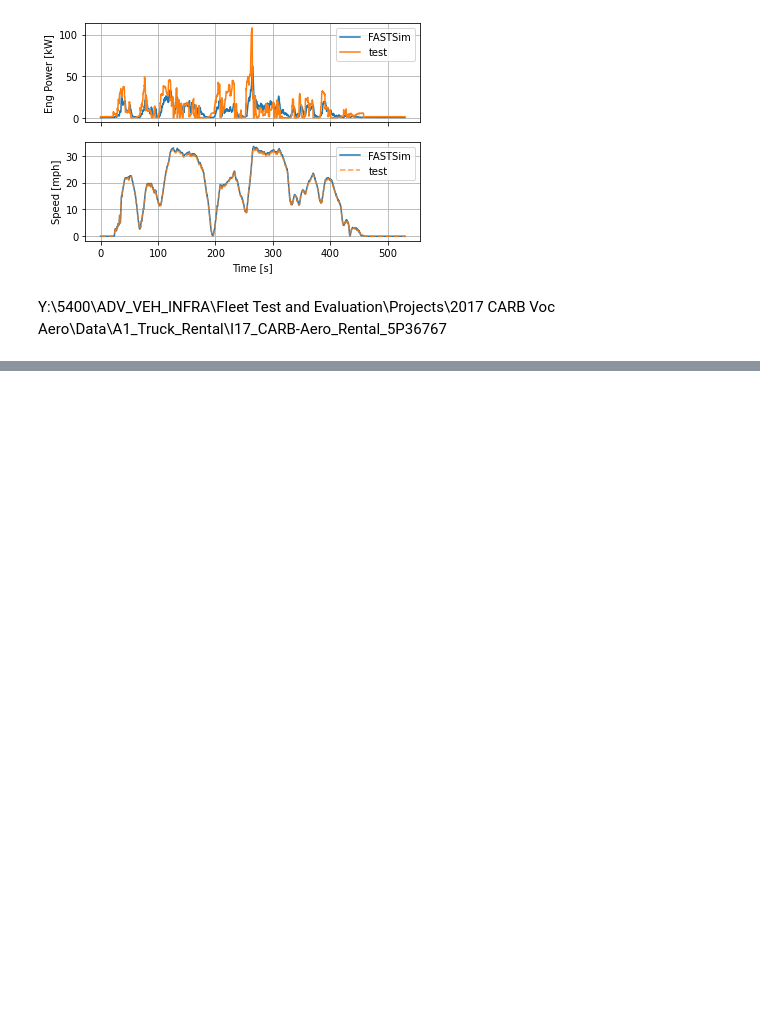
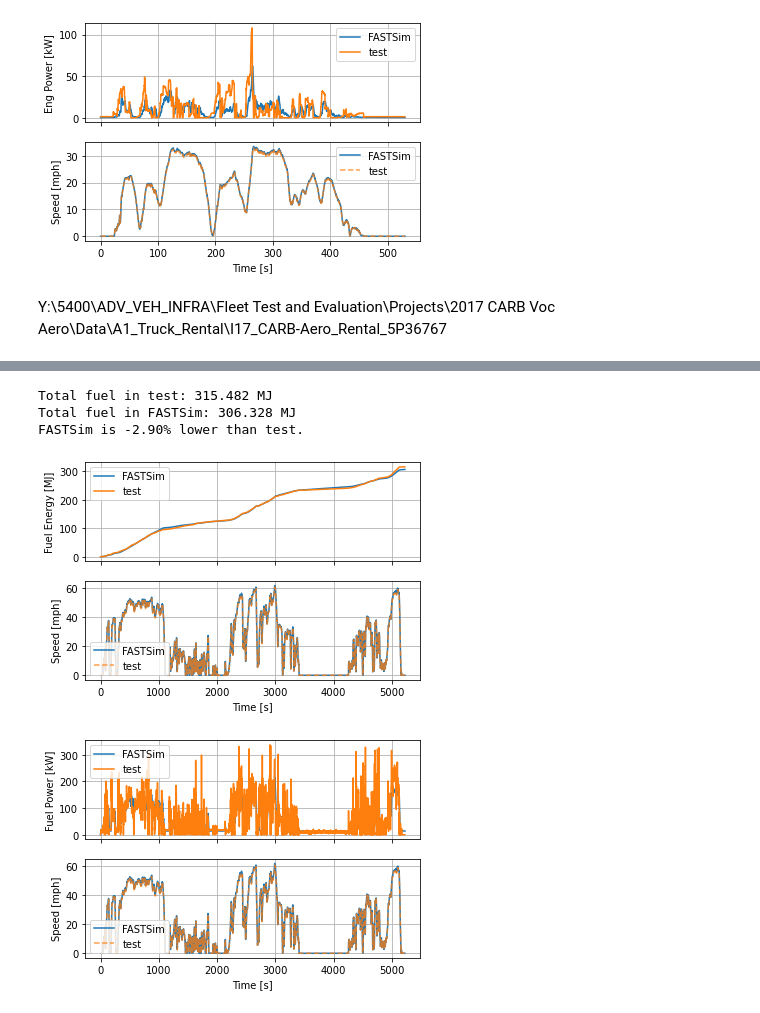
Before and after one commit to NREL/fastsim, a Jupyter notebook: docs/class4truck.ipynb, the cells around one changed output, grey strips where cells are left out. Saved outputs shown, nothing was run; the diff lists cells and outputs as text; code cells hidden in the pictures; blank space fills up the shorter version.

```diff
--- a/docs/class4truck.ipynb
+++ b/docs/class4truck.ipynb
@@ -357,5 +365,11 @@ veh_jit.auxKw = 2 # this provides a good offset for idle times
 sd_cust = simdrive.SimDriveJit(cyc_cust, veh_jit)
 sd_cust.sim_drive()
 # %%
-plot_fuel_energy(sd_cust, df)
-plot_fuel_power(sd_cust, df)
+plot_fuel_energy(sd_cust, df, 'TeeVax')
+plot_fuel_power(sd_cust, df, 'TeeVax')
+# %% [output]
+Total fuel in test: 315.482 MJ
+Total fuel in FASTSim: 306.328 MJ
+FASTSim is -2.90% lower than test.
+[figure, added]
+[figure, added]
```
Also changed, not shown: parts of 2 cells of this notebook, 2 other files.
